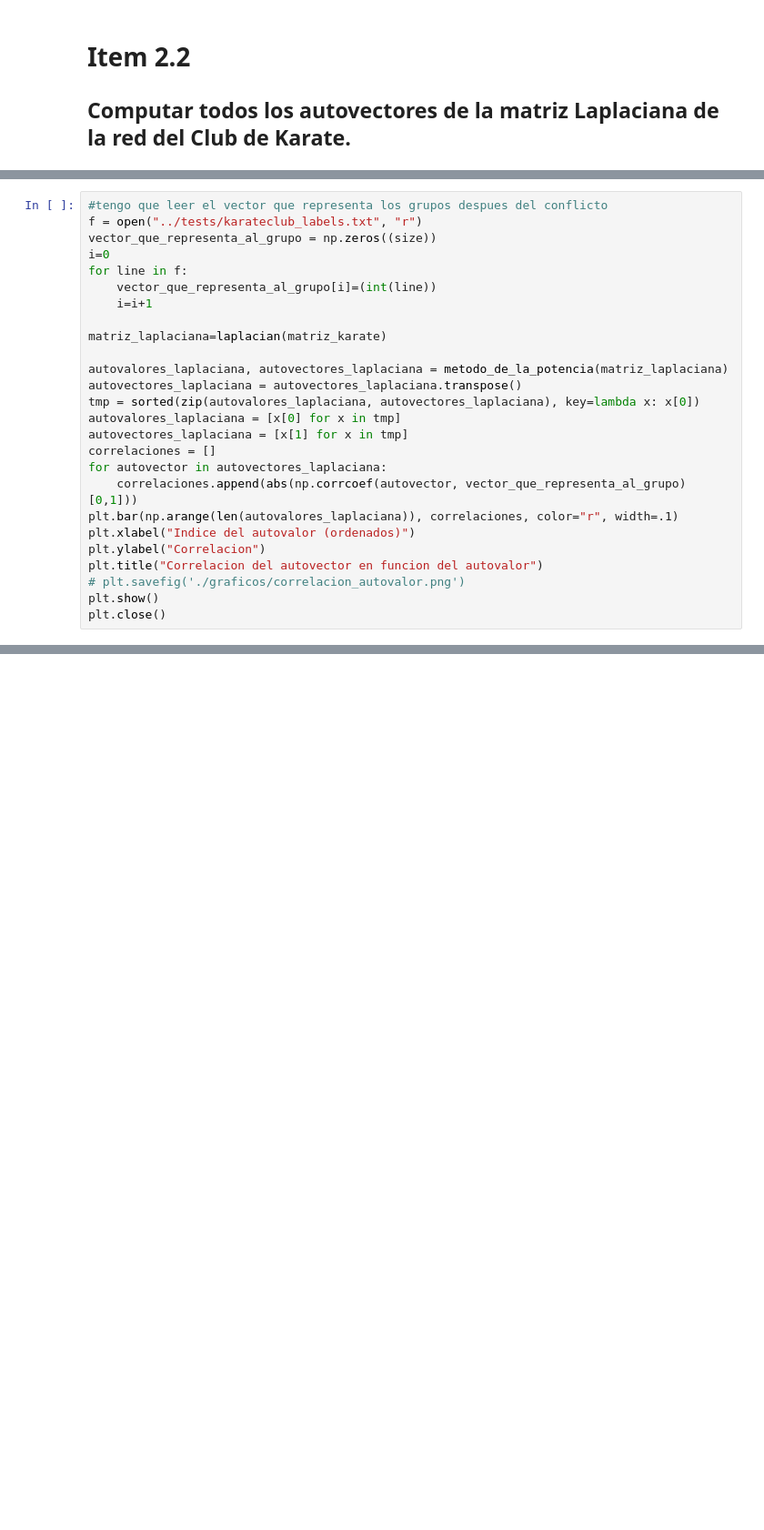
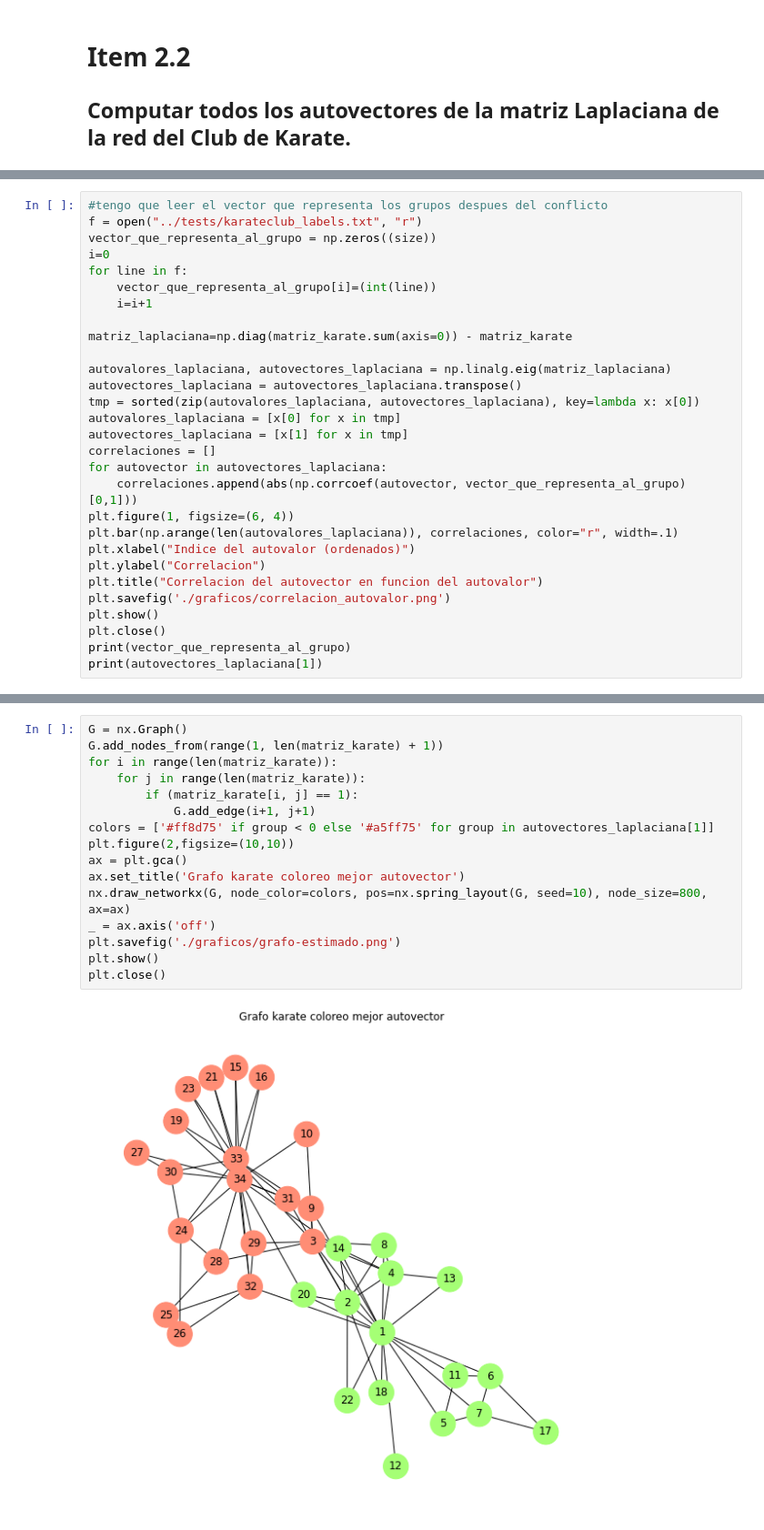
Before and after one commit to elgrandt/metodos-2022, a Jupyter notebook: TP2/python/seccion2.ipynb, the cells around one changed output, grey strips where cells are left out. Shown: that part at 91% size. Drawn from its saved outputs; the diff is of its cells as text; blank space fills up the shorter version.

```diff
--- a/TP2/python/seccion2.ipynb
+++ b/TP2/python/seccion2.ipynb
@@ -57,9 +107,9 @@ for line in f:
     vector_que_representa_al_grupo[i]=(int(line))
     i=i+1
 
-matriz_laplaciana=laplacian(matriz_karate)
+matriz_laplaciana=np.diag(matriz_karate.sum(axis=0)) - matriz_karate
 
-autovalores_laplaciana, autovectores_laplaciana = metodo_de_la_potencia(matriz_laplaciana)
+autovalores_laplaciana, autovectores_laplaciana = np.linalg.eig(matriz_laplaciana)
 autovectores_laplaciana = autovectores_laplaciana.transpose()
 tmp = sorted(zip(autovalores_laplaciana, autovectores_laplaciana), key=lambda x: x[0])
 autovalores_laplaciana = [x[0] for x in tmp]
@@ -67,12 +117,15 @@ autovectores_laplaciana = [x[1] for x in tmp]
 correlaciones = []
 for autovector in autovectores_laplaciana:
     correlaciones.append(abs(np.corrcoef(autovector, vector_que_representa_al_grupo)[0,1]))
+plt.figure(1, figsize=(6, 4))
 plt.bar(np.arange(len(autovalores_laplaciana)), correlaciones, color="r", width=.1)
 plt.xlabel("Indice del autovalor (ordenados)")
 plt.ylabel("Correlacion")
 plt.title("Correlacion del autovector en funcion del autovalor")
-# plt.savefig('./graficos/correlacion_autovalor.png')
+plt.savefig('./graficos/correlacion_autovalor.png')
 plt.show()
 plt.close()
+print(vector_que_representa_al_grupo)
+print(autovectores_laplaciana[1])
 # %% [output]
 [figure]
@@ -78,0 +158,18 @@ plt.close()
+# %%
+G = nx.Graph()
+G.add_nodes_from(range(1, len(matriz_karate) + 1))
+for i in range(len(matriz_karate)):
+    for j in range(len(matriz_karate)):
+        if (matriz_karate[i, j] == 1):
+            G.add_edge(i+1, j+1)
+colors = ['#ff8d75' if group < 0 else '#a5ff75' for group in autovectores_laplaciana[1]]
+plt.figure(2,figsize=(10,10))
+ax = plt.gca()
+ax.set_title('Grafo karate coloreo mejor autovector')
+nx.draw_networkx(G, node_color=colors, pos=nx.spring_layout(G, seed=10), node_size=800, ax=ax)
+_ = ax.axis('off')
+plt.savefig('./graficos/grafo-estimado.png')
+plt.show()
+plt.close()
+# %% [output]
+[figure, added]
```
Also changed, not shown: parts of 9 cells of this notebook, 13 other files.
